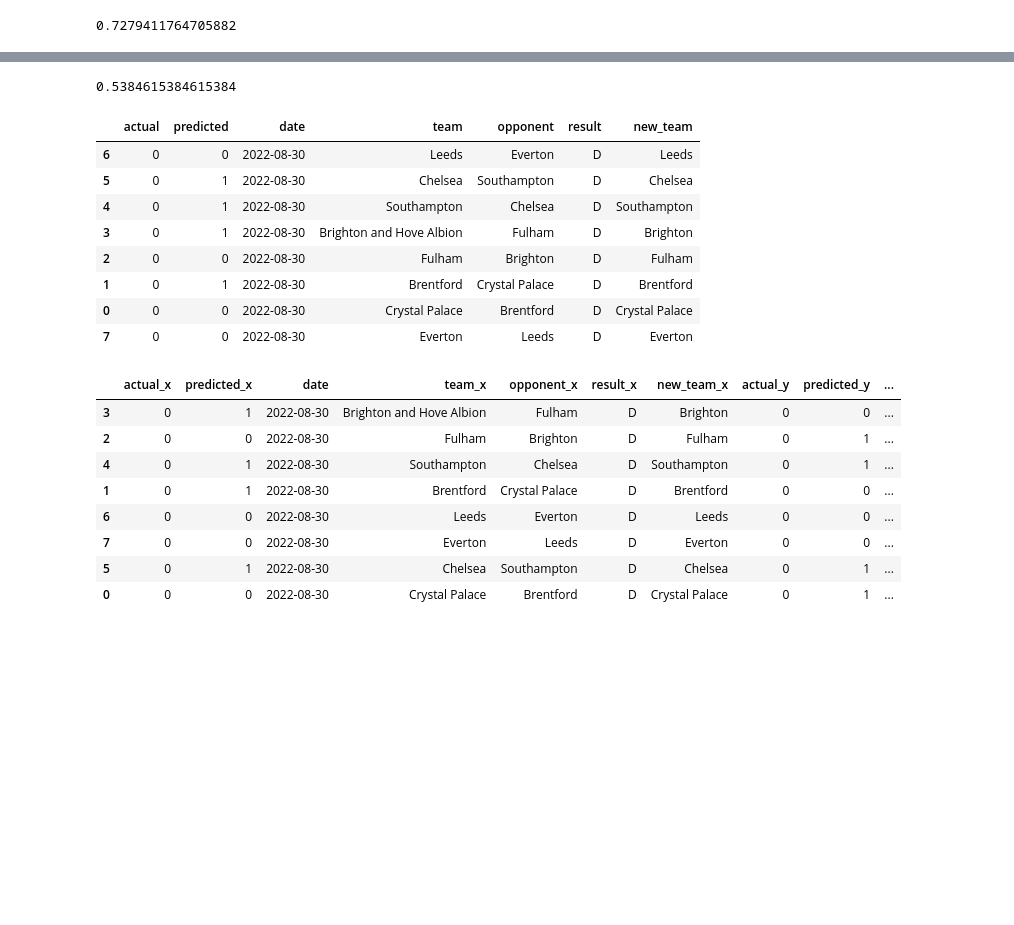
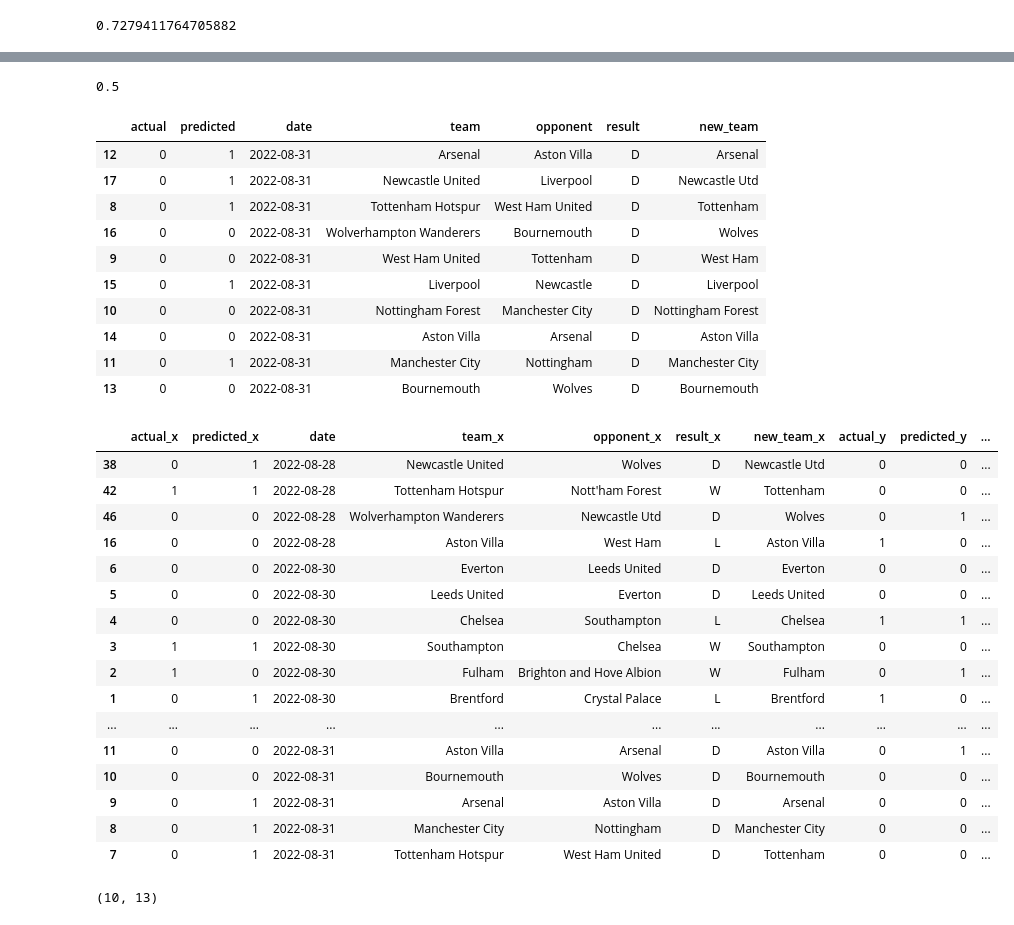
Before and after one commit to Miserry/dataQuest-DataAnalysis-Exercising, a Jupyter notebook: Predict PL matches.ipynb, the cells around one changed output, grey strips where cells are left out. Drawn from its saved outputs; the diff is of its cells as text; code cells hidden in the pictures; blank space fills up the shorter version.

```diff
--- a/Predict PL matches.ipynb
+++ b/Predict PL matches.ipynb
@@ -221,5 +244,5 @@ matches_rolling
 # %%
-idx = pd.Series([0, 1, 2, 3, 4, 5, 6, 7])
+idx = pd.Series(list(range(len(next_matches))))
 # %%
 next_matches = next_matches.set_index(idx)
 next_matches = pd.DataFrame(next_matches)
@@ -233,7 +277,7 @@ predicted = predicted.fillna('D')
 # %%
 def make_predictions(data, predictors):
-    train = data[data['date'] < '2022-08-10']
-    test = data[data['date'] > '2022-08-10']
+    train = data[data['date'] < '2022-08-16']
+    test = data[data['date'] > '2022-08-16']
     rf.fit(train[predictors], train['target'])
     preds = rf.predict(test[predictors])
     combined = pd.DataFrame(dict(actual=test['target'], predicted=preds), index=test.index)
@@ -278,7 +328,7 @@ combined
 # %%
 precision
 # %% [output]
-0.5384615384615384
+0.5
 # %%
 combined = combined.merge(predicted[['date', 'team', 'opponent', 'result']], left_index=True, right_index=True)
 # %%
@@ -291,41 +341,54 @@ map_values = {
               "Newcastle United": "Newcastle Utd",
               "Tottenham Hotspur": "Tottenham",
               "West Ham United": "West Ham",
-              "Wolverhampton Wanderers": "Wolves"
+              "Wolverhampton Wanderers": "Wolves",
+            "Nott'ham Forest": "Nottingham"
 }
 mapping = MissingDict(**map_values)
 # %%
 combined["new_team"] = combined["team"].map(mapping)
 # %%
-combined.sort_values(by='date')[62:]
+combined.sort_values(by='date')[-10:]
 # %% [output]
 |  | actual | predicted | date | team | opponent | result | new_team |
-| 6 | 0 | 0 | 2022-08-30 | Leeds | Everton | D | Leeds |
-| 5 | 0 | 1 | 2022-08-30 | Chelsea | Southampton | D | Chelsea |
-| 4 | 0 | 1 | 2022-08-30 | Southampton | Chelsea | D | Southampton |
-| 3 | 0 | 1 | 2022-08-30 | Brighton and Hove Albion | Fulham | D | Brighton |
-| 2 | 0 | 0 | 2022-08-30 | Fulham | Brighton | D | Fulham |
-| 1 | 0 | 1 | 2022-08-30 | Brentford | Crystal Palace | D | Brentford |
-| 0 | 0 | 0 | 2022-08-30 | Crystal Palace | Brentford | D | Crystal Palace |
-| 7 | 0 | 0 | 2022-08-30 | Everton | Leeds | D | Everton |
+| 12 | 0 | 1 | 2022-08-31 | Arsenal | Aston Villa | D | Arsenal |
+| 17 | 0 | 1 | 2022-08-31 | Newcastle United | Liverpool | D | Newcastle Utd |
+| 8 | 0 | 1 | 2022-08-31 | Tottenham Hotspur | West Ham United | D | Tottenham |
+| 16 | 0 | 0 | 2022-08-31 | Wolverhampton Wanderers | Bournemouth | D | Wolves |
+| 9 | 0 | 0 | 2022-08-31 | West Ham United | Tottenham | D | West Ham |
+| 15 | 0 | 1 | 2022-08-31 | Liverpool | Newcastle | D | Liverpool |
+| 10 | 0 | 0 | 2022-08-31 | Nottingham Forest | Manchester City | D | Nottingham Forest |
+| 14 | 0 | 0 | 2022-08-31 | Aston Villa | Arsenal | D | Aston Villa |
+| 11 | 0 | 1 | 2022-08-31 | Manchester City | Nottingham | D | Manchester City |
+| 13 | 0 | 0 | 2022-08-31 | Bournemouth | Wolves | D | Bournemouth |
 # %%
 merged = combined.merge(combined, left_on=["date", "new_team"], right_on=["date", "opponent"])
 # %%
 merged = merged.sort_values(by='date')
-merged[-8:]
+merged[-18:]
 # %% [output]
 |  | actual_x | predicted_x | date | team_x | opponent_x | result_x | new_team_x | actual_y | predicted_y | ... |
-| 3 | 0 | 1 | 2022-08-30 | Brighton and Hove Albion | Fulham | D | Brighton | 0 | 0 | ... |
-| 2 | 0 | 0 | 2022-08-30 | Fulham | Brighton | D | Fulham | 0 | 1 | ... |
-| 4 | 0 | 1 | 2022-08-30 | Southampton | Chelsea | D | Southampton | 0 | 1 | ... |
-| 1 | 0 | 1 | 2022-08-30 | Brentford | Crystal Palace | D | Brentford | 0 | 0 | ... |
-| 6 | 0 | 0 | 2022-08-30 | Leeds | Everton | D | Leeds | 0 | 0 | ... |
-| 7 | 0 | 0 | 2022-08-30 | Everton | Leeds | D | Everton | 0 | 0 | ... |
-| 5 | 0 | 1 | 2022-08-30 | Chelsea | Southampton | D | Chelsea | 0 | 1 | ... |
-| 0 | 0 | 0 | 2022-08-30 | Crystal Palace | Brentford | D | Crystal Palace | 0 | 1 | ... |
+| 38 | 0 | 1 | 2022-08-28 | Newcastle United | Wolves | D | Newcastle Utd | 0 | 0 | ... |
+| 42 | 1 | 1 | 2022-08-28 | Tottenham Hotspur | Nott'ham Forest | W | Tottenham | 0 | 0 | ... |
+| 46 | 0 | 0 | 2022-08-28 | Wolverhampton Wanderers | Newcastle Utd | D | Wolves | 0 | 1 | ... |
+| 16 | 0 | 0 | 2022-08-28 | Aston Villa | West Ham | L | Aston Villa | 1 | 0 | ... |
+| 6 | 0 | 0 | 2022-08-30 | Everton | Leeds United | D | Everton | 0 | 0 | ... |
+| 5 | 0 | 0 | 2022-08-30 | Leeds United | Everton | D | Leeds United | 0 | 0 | ... |
+| 4 | 0 | 0 | 2022-08-30 | Chelsea | Southampton | L | Chelsea | 1 | 1 | ... |
+| 3 | 1 | 1 | 2022-08-30 | Southampton | Chelsea | W | Southampton | 0 | 0 | ... |
+| 2 | 1 | 0 | 2022-08-30 | Fulham | Brighton and Hove Albion | W | Fulham | 0 | 1 | ... |
+| 1 | 0 | 1 | 2022-08-30 | Brentford | Crystal Palace | L | Brentford | 1 | 0 | ... |
+| ... | ... | ... | ... | ... | ... | ... | ... | ... | ... | ... |
+| 11 | 0 | 0 | 2022-08-31 | Aston Villa | Arsenal | D | Aston Villa | 0 | 1 | ... |
+| 10 | 0 | 0 | 2022-08-31 | Bournemouth | Wolves | D | Bournemouth | 0 | 0 | ... |
+| 9 | 0 | 1 | 2022-08-31 | Arsenal | Aston Villa | D | Arsenal | 0 | 0 | ... |
+| 8 | 0 | 1 | 2022-08-31 | Manchester City | Nottingham | D | Manchester City | 0 | 0 | ... |
+| 7 | 0 | 1 | 2022-08-31 | Tottenham Hotspur | West Ham United | D | Tottenham | 0 | 0 | ... |
 # %%
 #Let's now get only the predictions, where one team was predicted to win and the other to lose.
 merged[(merged['predicted_x'] == 1) & (merged['predicted_y'] == 0) & (merged['actual_x'] == 1)].shape
+# %% [output]
+(10, 13)
 # %%
 #Let's search for some draws.
 merged[(merged['predicted_x'] == 1) & (merged['predicted_y'] == 0)].shape
```
Also changed, not shown: parts of 10 cells of this notebook.
